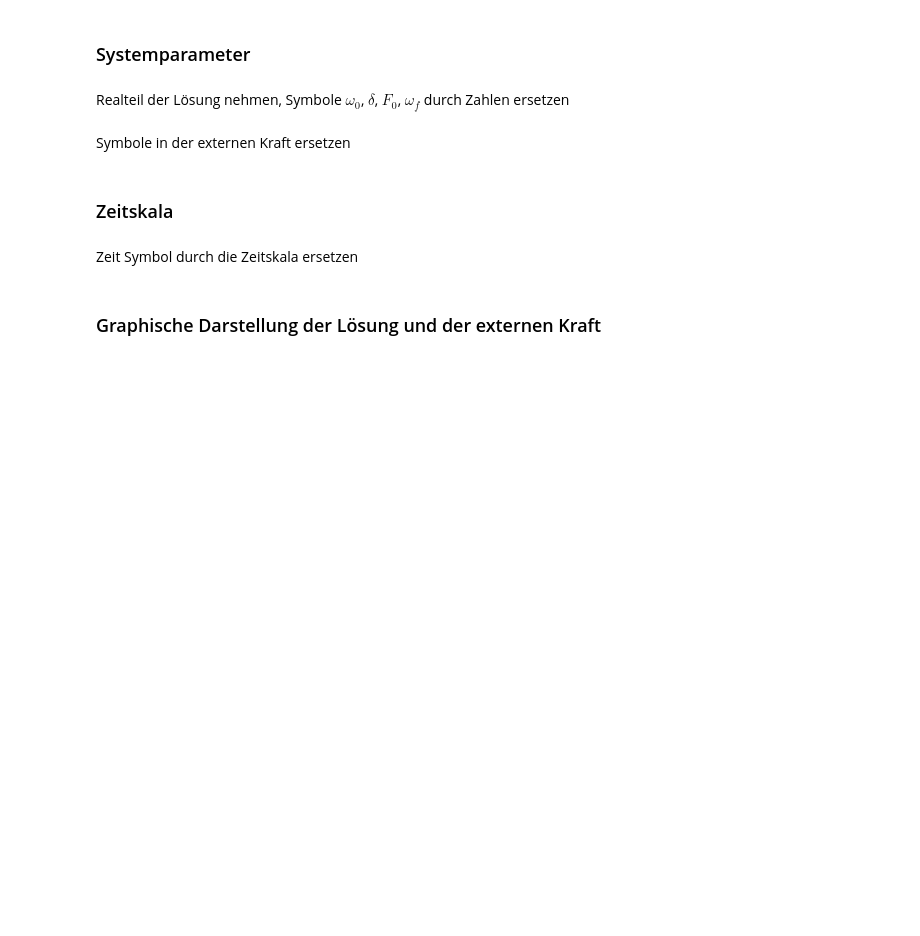
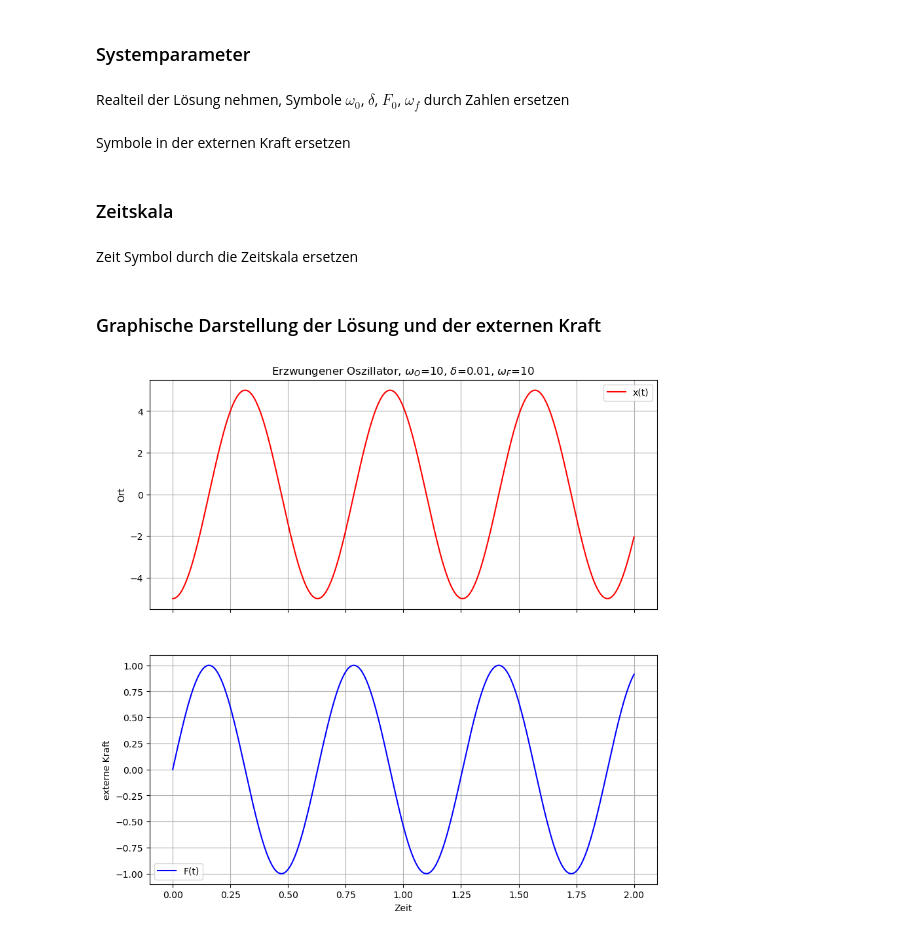
Before and after one commit to MASS2-hsMannheim/eduScrum, a Jupyter notebook: optionaleBeispiele/Bsp4_ErzwungeneSchwingungen.ipynb, the cells around one changed output. Saved outputs shown, nothing was run; the diff lists cells and outputs as text; code cells hidden in the pictures; blank space fills up the shorter version.

```diff
--- a/optionaleBeispiele/Bsp4_ErzwungeneSchwingungen.ipynb
+++ b/optionaleBeispiele/Bsp4_ErzwungeneSchwingungen.ipynb
@@ -41,7 +41,7 @@ Wir lösen diese Gleichung mit Hilfe von `sympy`, das wir Ihnen näher in [Sprin
 # %%
 # Symbole definieren
 t = sy.symbols('t', real=True)
-w0, d, F0, wf = sy.symbols('\omega_0 \delta F_0  \omega_F', real=True, positive=True)
+w0, d, F0, wf = sy.symbols('\\omega_0 \\delta F_0  \\omega_F', real=True, positive=True)
 
 # Funktion X_ES definieren
 X_ES = sy.Function('X_ES')
@@ -90,16 +92,18 @@ F_ES_tt=[F_ES_t.subs({t: tn}).evalf() for tn in tt_ES]
 # %%
 f,ax=plt.subplots(2,1,figsize=(10,10), sharex='col')
 
 # Ort
 ax[0].plot(tt_ES, x_ES_tt, 'r',label='x(t)')
-ax[0].set_title('Erzwungener Oszillator, ' +'$\omega_O$=' + str(omega_0) + ', ' + '$\delta$=' + str(d0)+ ', ' + '$\omega_F$=' + str(Wf) )#Titel
+ax[0].set_title('Erzwungener Oszillator, ' +'$\\omega_O$=' + str(omega_0) + ', ' + '$\\delta$=' + str(d0)+ ', ' + '$\\omega_F$=' + str(Wf) )#Titel
 ax[0].legend();               # fügt die Legende ein
 ax[0].set_ylabel('Ort')       # fügt y-Achsenbeschriftung ein
 ax[0].grid()
 
 # externe Kraft
 ax[1].plot(tt_ES, F_ES_tt, 'b',label='F(t)')
 ax[1].legend();                     # fügt die Legende ein
 ax[1].set_ylabel('externe Kraft') # fügt y-Achsenbeschriftung ein
 ax[1].grid()
 ax[1].set_xlabel('Zeit'); #fügt x-Achsenbeschriftung ein
+# %% [output]
+[figure, added]
```
Also changed, not shown: parts of 1 cell of this notebook, 2 other files.
